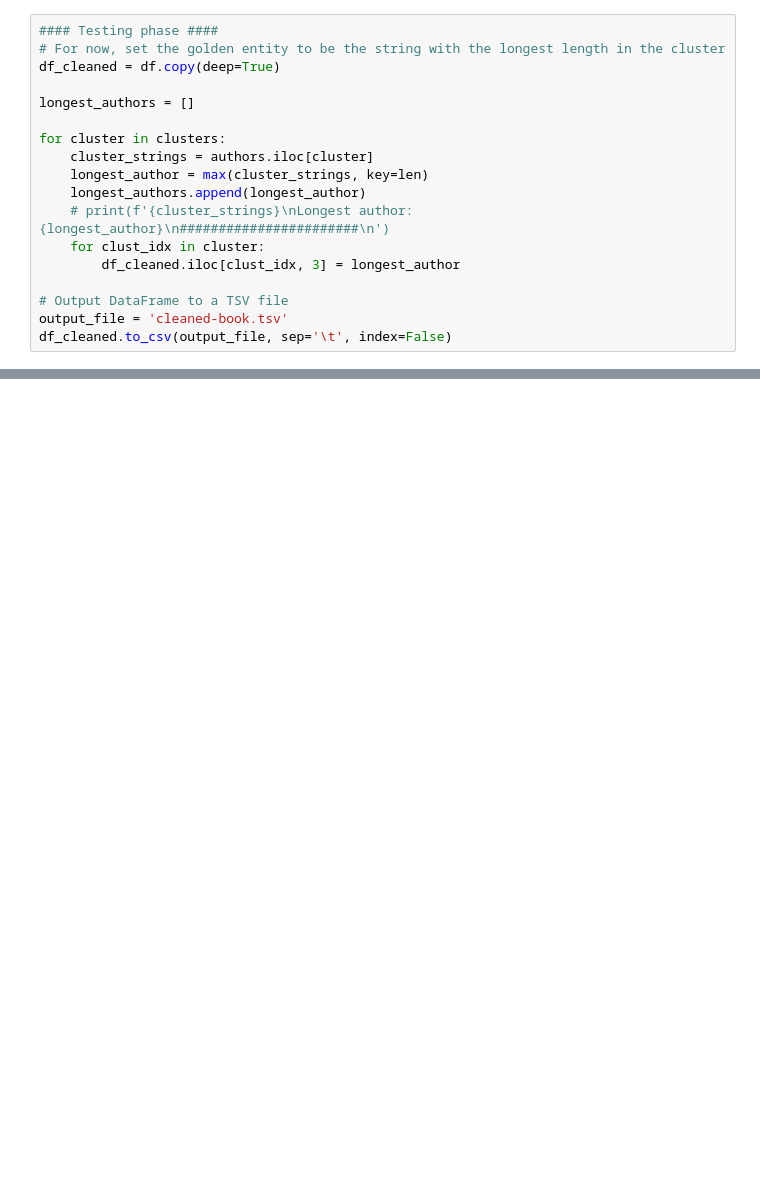
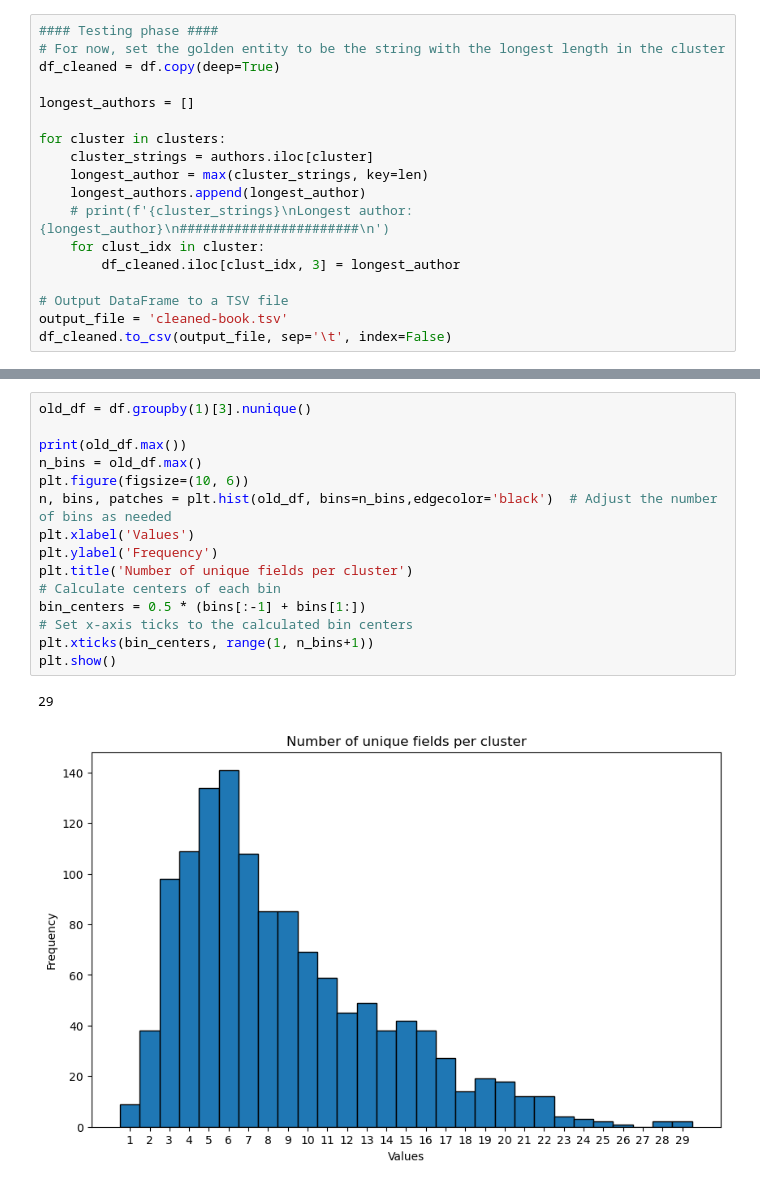
Before and after one commit to Sameer-H-Khan/EntityResolutionAndConsolidation, a Jupyter notebook: entity-resolution-clust.ipynb, the cells around one changed output, grey strips where cells are left out. Saved outputs shown, nothing was run; the diff lists cells and outputs as text; blank space fills up the shorter version.

```diff
--- a/entity-resolution-clust.ipynb
+++ b/entity-resolution-clust.ipynb
@@ -159,0 +173,18 @@ Name: 3, Length: 153, dtype: int64
+# %%
+old_df = df.groupby(1)[3].nunique()
+
+print(old_df.max())
+n_bins = old_df.max()
+plt.figure(figsize=(10, 6))
+n, bins, patches = plt.hist(old_df, bins=n_bins,edgecolor='black')  # Adjust the number of bins as needed
+plt.xlabel('Values')
+plt.ylabel('Frequency')
+plt.title('Number of unique fields per cluster')
+# Calculate centers of each bin
+bin_centers = 0.5 * (bins[:-1] + bins[1:])
+# Set x-axis ticks to the calculated bin centers
+plt.xticks(bin_centers, range(1, n_bins+1))
+plt.show()
+# %% [output]
+29
+[figure, added]
```
Also changed, not shown: parts of 10 cells of this notebook, 5 other files.
